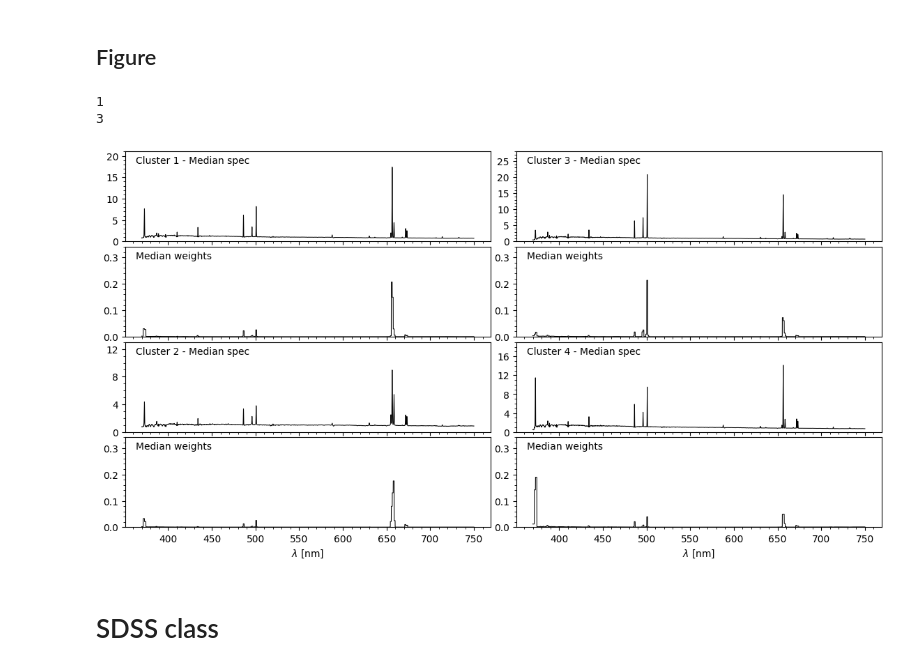
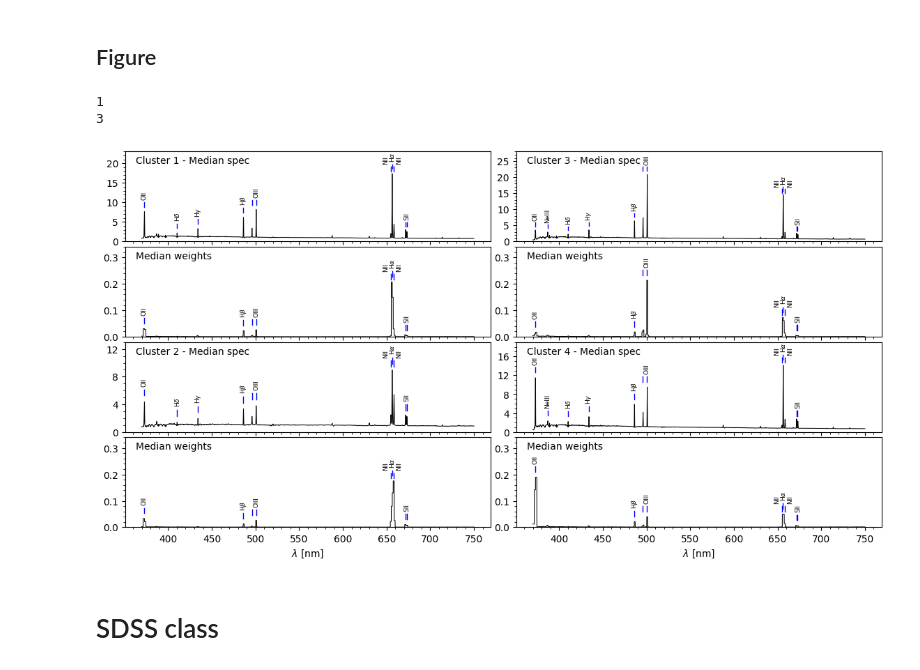
Before and after one commit to ed-ortizm/xai-astronomy, a Jupyter notebook: thesis/04_clustering_xai/03_se_cluster_analysis.ipynb, the cells around one changed output. Saved outputs shown, nothing was run; the diff lists cells and outputs as text; code cells hidden in the pictures.

```diff
--- a/thesis/04_clustering_xai/03_se_cluster_analysis.ipynb
+++ b/thesis/04_clustering_xai/03_se_cluster_analysis.ipynb
@@ -1105,14 +1105,28 @@ fig, axs = plt.subplots(
 # Cluster 1
 axs[0, 0].plot(wave_nm, med_spec_1, color="black", linewidth=lw)
 
-y_lims = (0, 21)
-y_ticks = np.arange(0, 21, 5)
+y_lims = (0, 23)
+y_ticks = np.arange(0, 23, 5)
 axs[0, 0].set_ylim(y_lims)
 axs[0, 0].set_yticks(y_ticks)
-
+top_lines = {
+    "indicator_starts": 1.2,
+    "indicator_height": 1.2,
+    "delta": 1,
+    "fontsize": 6.5,
+    "active_lines": ['OII', 'H_delta', 'H_gamma', 'H_beta', 'OIII', 'H_alpha', 'SII'],
+}
+add_line_indicators(axs[0, 0], wave_nm, med_spec_1, **top_lines)
 # weights
 axs[1, 0].plot(wave_nm, med_weights_1, color="black", linewidth=lw)
-
+bottom_lines = {
+    "indicator_starts": 0.02,
+    "indicator_height": 0.02,
+    "delta": 1,
+    "fontsize": 6.5,
+    "active_lines": ['OII', 'H_beta', 'OIII', 'H_alpha', 'SII'],
+}
+add_line_indicators(axs[1, 0], wave_nm, med_weights_1, **bottom_lines)
 # ------------------------------------------------------------------
 # Cluster 2
 axs[2, 0].plot(wave_nm, med_spec_2, color="black", linewidth=lw)
@@ -1121,10 +1135,24 @@ y_lims = (0, 13)
 y_ticks = np.arange(0, 13, 4)
 axs[2, 0].set_ylim(y_lims)
 axs[2, 0].set_yticks(y_ticks)
-
+top_lines = {
+    "indicator_starts": 0.9,
+    "indicator_height": 0.9,
+    "delta": 1,
+    "fontsize": 6.5,
+    "active_lines": ['OII', 'H_delta', 'H_gamma', 'H_beta', 'OIII', 'H_alpha', 'SII'],
+}
+add_line_indicators(axs[2, 0], wave_nm, med_spec_2, **top_lines)
 # weights
 axs[3, 0].plot(wave_nm, med_weights_2, color="black", linewidth=lw)
-
+bottom_lines = {
+    "indicator_starts": 0.02,
+    "indicator_height": 0.02,
+    "delta": 10,
+    "fontsize": 6.5,
+    "active_lines": ['OII', 'H_beta', 'OIII', 'H_alpha', 'SII'],
+}
+add_line_indicators(axs[3, 0], wave_nm, med_weights_2, **bottom_lines)
 # ------------------------------------------------------------------
 # Cluster 3
 axs[0, 1].plot(wave_nm, med_spec_3, color="black", linewidth=lw)
@@ -1133,10 +1161,26 @@ y_lims = (0, 28)
 y_ticks = np.arange(0, 28, 5)
 axs[0, 1].set_ylim(y_lims)
 axs[0, 1].set_yticks(y_ticks)
-
+top_lines = {
+    "indicator_starts": 1.2,
+    "indicator_height": 1.2,
+    "delta": 1,
+    "fontsize": 6.5,
+    "active_lines": [
+        'OII', 'NeIII', 'H_delta', 'H_gamma', 'H_beta', 'OIII', 'H_alpha', 'SII'
+    ],
+}
+add_line_indicators(axs[0, 1], wave_nm, med_spec_3, **top_lines)
 # weights
 axs[1, 1].plot(wave_nm, med_weights_3, color="black", linewidth=lw)
-
+bottom_lines = {
+    "indicator_starts": 0.02,
+    "indicator_height": 0.02,
+    "delta": 5,
+    "fontsize": 6.5,
+    "active_lines": ['OII', 'H_beta', 'OIII', 'H_alpha', 'SII'],
+}
+add_line_indicators(axs[1, 1], wave_nm, med_weights_3, **bottom_lines)
 # ------------------------------------------------------------------
 # Cluster 4
 axs[2, 1].plot(wave_nm, med_spec_4, color="black", linewidth=lw)
@@ -1145,10 +1189,26 @@ y_lims = (0, 19)
 y_ticks = np.arange(0, 18, 4)
 axs[2, 1].set_ylim(y_lims)
 axs[2, 1].set_yticks(y_ticks)
-
+top_lines = {
+    "indicator_starts": 1.1,
+    "indicator_height": 1.1,
+    "delta": 1,
+    "fontsize": 6.5,
+    "active_lines": [
+        'OII', 'NeIII', 'H_delta', 'H_gamma', 'H_beta', 'OIII', 'H_alpha', 'SII'
+    ],
+}
+add_line_indicators(axs[2, 1], wave_nm, med_spec_4, **top_lines)
 # weights
 axs[3, 1].plot(wave_nm, med_weights_4, color="black", linewidth=lw)
-
+bottom_lines = {
+    "indicator_starts": 0.02,
+    "indicator_height": 0.02,
+    "delta": 5,
+    "fontsize": 6.5,
+    "active_lines": ['OII', 'H_beta', 'OIII', 'H_alpha', 'SII'],
+}
+add_line_indicators(axs[3, 1], wave_nm, med_weights_4, **bottom_lines)
 # --------------------------------------------------------------------
 # lim and ticks for explanation weights
 y_lims = (0, 0.34)
@@ -1181,33 +1241,33 @@ for i in range(0, 2):
     axs[i * 2 + 1, 0].text(
         0.03, 0.95, 'Median weights',
         # 0.03, 0.95, f'Cluster {i + 1} - Median weights',
         transform=axs[i * 2 + 1, 0].transAxes,
         # fontsize=14,
         verticalalignment='top',
     )
 
     axs[i * 2, 1].text(
         0.03, 0.95, f'Cluster {i + 3} - Median spec',
         transform=axs[i * 2, 1].transAxes,
         # fontsize=14,
         verticalalignment='top',
     )
     axs[i * 2 + 1, 1].text(
         0.03, 0.95, 'Median weights',
         # 0.03, 0.95, f'Cluster {i + 3} - Median weights',
         transform=axs[i * 2 + 1, 1].transAxes,
         # fontsize=14,
         verticalalignment='top',
     )
 
 plt.subplots_adjust(hspace=0.06, wspace=0.07)
 plt.show()
 # # save fig
 # fname = 'se_cluster_1_to_4'
 # fig.savefig(f"{ch_6_dir}/{fname}_med.pdf", bbox_inches="tight")
 # %% [output]
 1
 3
-[figure, old version]
+[figure, new version]
 # %% [markdown]
 # SDSS class
```
Also changed, not shown: parts of 3 cells of this notebook, 1 other file.
